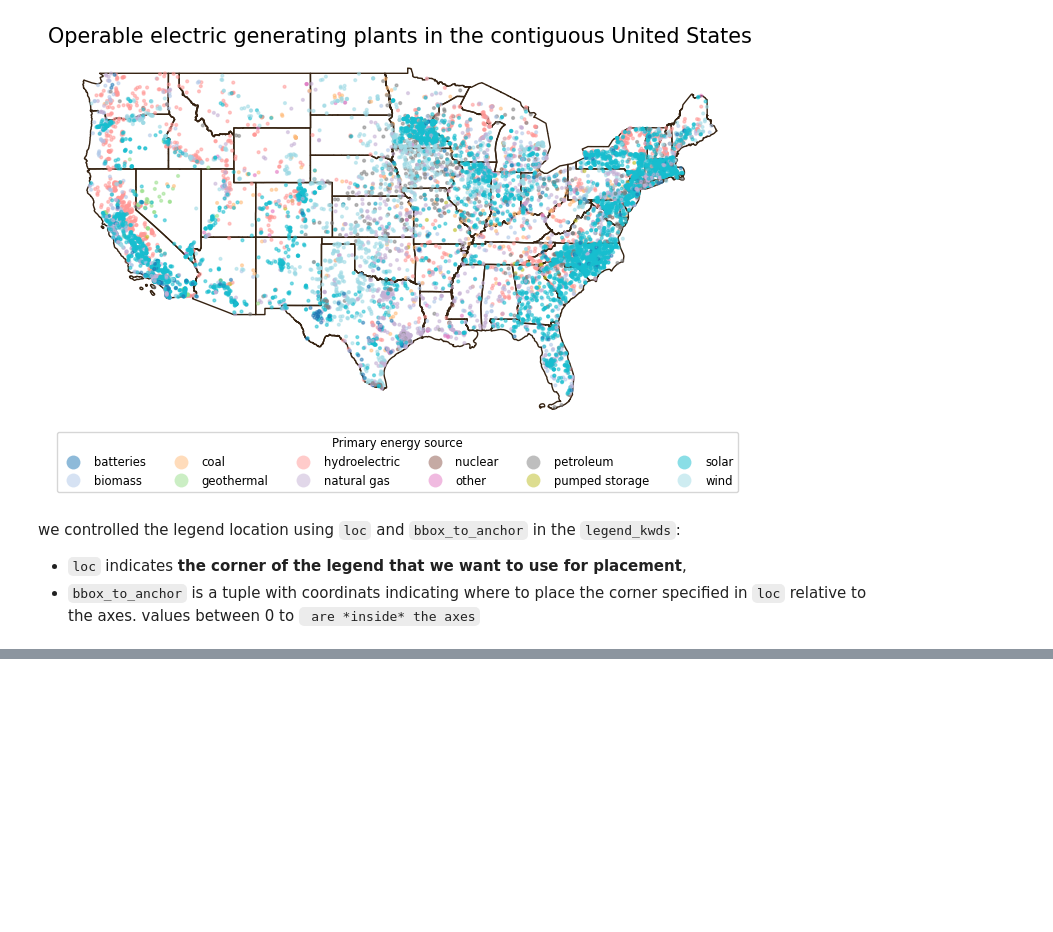
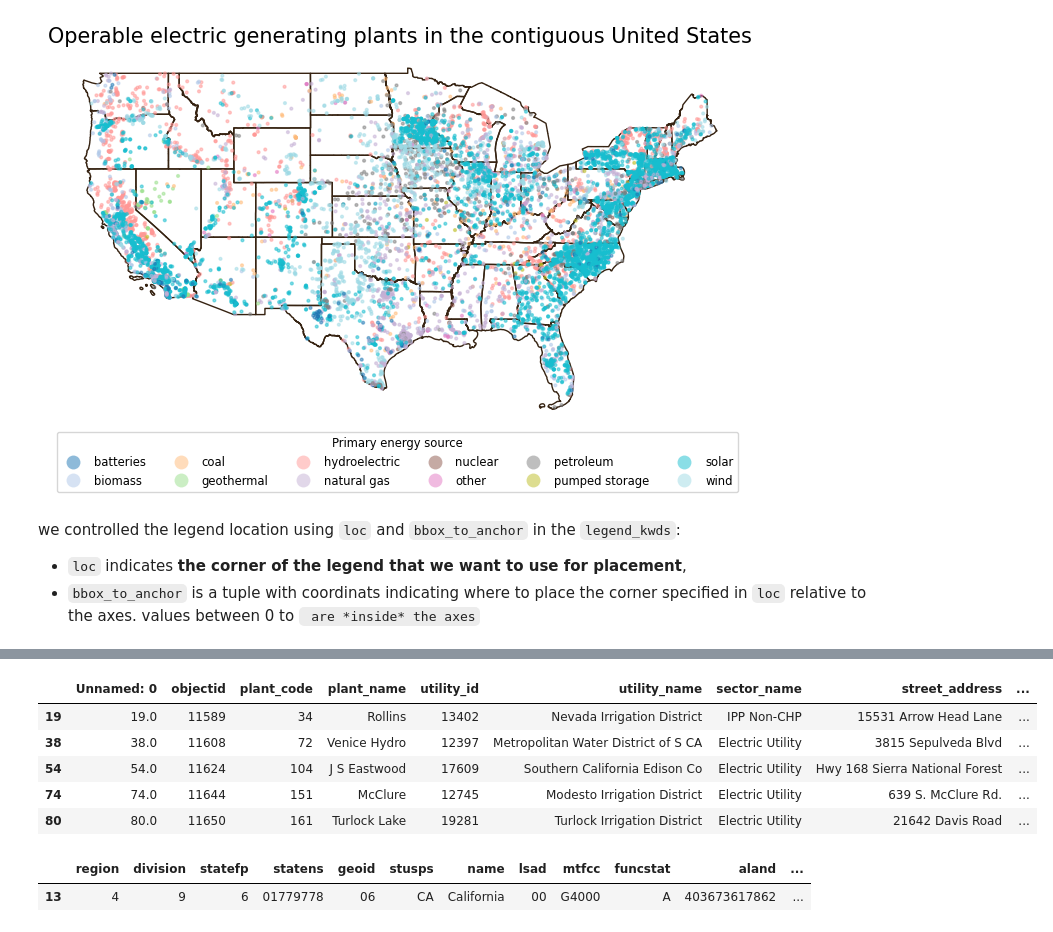
Before and after one commit to silkieMoth/eds220-2024-in-class, a Jupyter notebook: week5-csv-to-geodf.ipynb, the cells around one changed output, grey strips where cells are left out. Drawn from its saved outputs; the diff is of its cells as text; code cells hidden in the pictures; blank space fills up the shorter version.

```diff
--- a/week5-csv-to-geodf.ipynb
+++ b/week5-csv-to-geodf.ipynb
@@ -231,0 +339,14 @@ we controlled the legend location using `loc` and `bbox_to_anchor` in the `legen
+# %%
+ca_power_plants.head()
+# %% [output]
+|  | Unnamed: 0 | objectid | plant_code | plant_name | utility_id | utility_name | sector_name | street_address | ... |
+| 19 | 19.0 | 11589 | 34 | Rollins | 13402 | Nevada Irrigation District | IPP Non-CHP | 15531 Arrow Head Lane | ... |
+| 38 | 38.0 | 11608 | 72 | Venice Hydro | 12397 | Metropolitan Water District of S CA | Electric Utility | 3815 Sepulveda Blvd | ... |
+| 54 | 54.0 | 11624 | 104 | J S Eastwood | 17609 | Southern California Edison Co | Electric Utility | Hwy 168 Sierra National Forest | ... |
+| 74 | 74.0 | 11644 | 151 | McClure | 12745 | Modesto Irrigation District | Electric Utility | 639 S. McClure Rd. | ... |
+| 80 | 80.0 | 11650 | 161 | Turlock Lake | 19281 | Turlock Irrigation District | Electric Utility | 21642 Davis Road | ... |
+# %%
+states[states['name'] == 'California']
+# %% [output]
+|  | region | division | statefp | statens | geoid | stusps | name | lsad | mtfcc | funcstat | aland | ... |
+| 13 | 4 | 9 | 6 | 01779778 | 06 | CA | California | 00 | G4000 | A | 403673617862 | ... |
```
Also changed, not shown: parts of 24 cells of this notebook, 1 other file.
